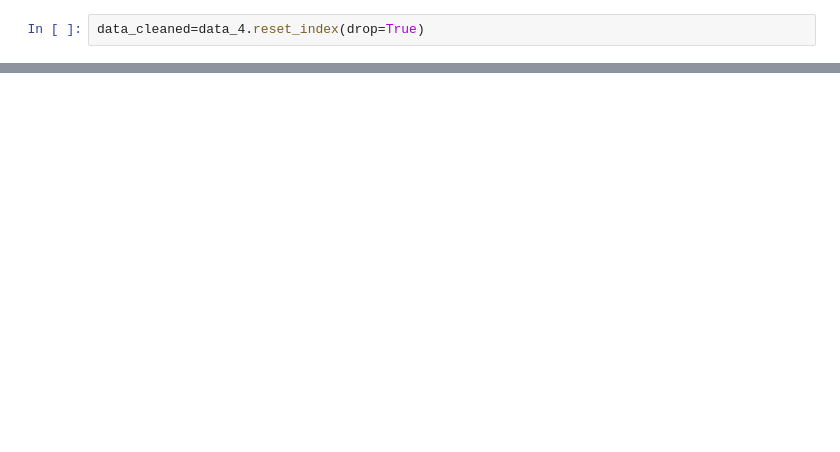
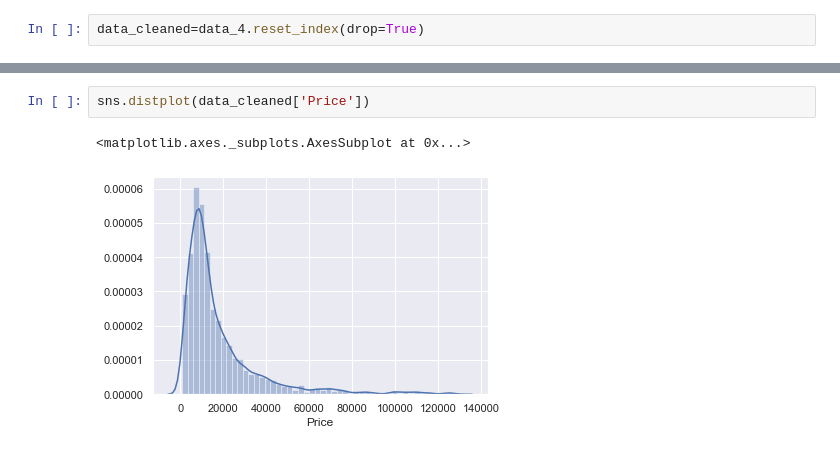
Before and after one commit to tanvitiwari17/DataScience, a Jupyter notebook: linear_reg/practical_eg.ipynb, the cells around one changed output, grey strips where cells are left out. Cells and saved outputs as stored; diff of their text form; blank space fills up the shorter version.

```diff
--- a/linear_reg/practical_eg.ipynb
+++ b/linear_reg/practical_eg.ipynb
@@ -190,0 +83,5 @@ raw_data.describe(include='all')
+# %%
+sns.distplot(data_cleaned['Price'])
+# %% [output]
+<matplotlib.axes._subplots.AxesSubplot at 0x...>
+[figure, added]
```
Also changed, not shown: parts of 28 cells of this notebook.
